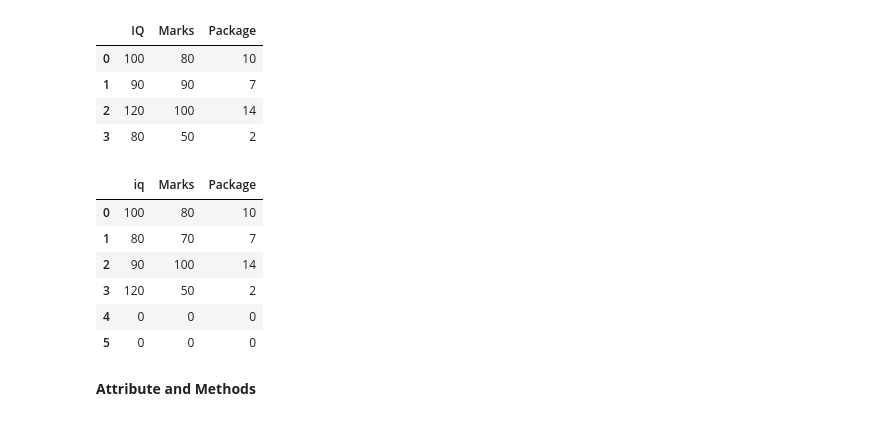
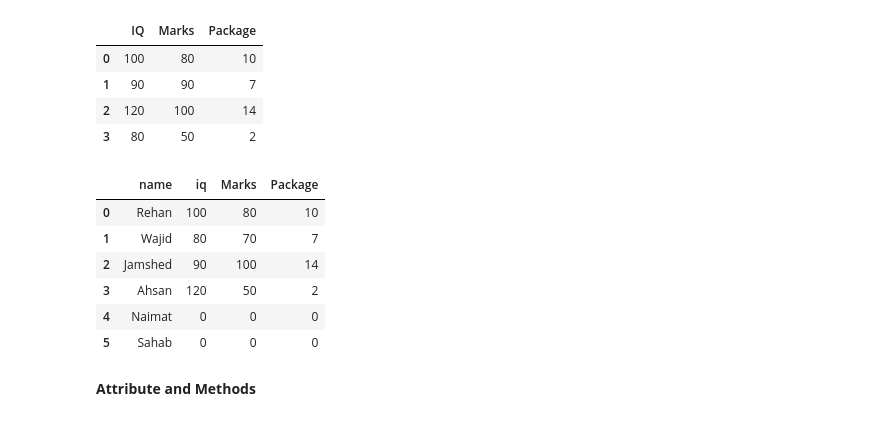
Before and after one commit to rehanmehdichandio/Pandas-df-practice, a Jupyter notebook: Pandas_DF_Practice.ipynb, the cells around one changed output. Cells and saved outputs as stored; diff of their text form; code cells hidden in the pictures.

```diff
--- a/Pandas_DF_Practice.ipynb
+++ b/Pandas_DF_Practice.ipynb
@@ -26,21 +26,22 @@ pd.DataFrame(student_data,columns=['IQ', 'Marks', 'Package'])
 # %%
  #using dict
  student_dict = {
+     'name' : ['Rehan', 'Wajid', 'Jamshed', 'Ahsan', 'Naimat', 'Sahab'],
      'iq' :[100,80,90,120,0,0],
      'Marks' :[80, 70, 100, 50,0,0],
      'Package' : [10, 7, 14, 2,0,0]
  }
  students=pd.DataFrame(student_dict)
 
  students
 # %% [output]
-|  | iq | Marks | Package |
-| 0 | 100 | 80 | 10 |
-| 1 | 80 | 70 | 7 |
-| 2 | 90 | 100 | 14 |
-| 3 | 120 | 50 | 2 |
-| 4 | 0 | 0 | 0 |
-| 5 | 0 | 0 | 0 |
+|  | name | iq | Marks | Package |
+| 0 | Rehan | 100 | 80 | 10 |
+| 1 | Wajid | 80 | 70 | 7 |
+| 2 | Jamshed | 90 | 100 | 14 |
+| 3 | Ahsan | 120 | 50 | 2 |
+| 4 | Naimat | 0 | 0 | 0 |
+| 5 | Sahab | 0 | 0 | 0 |
 # %%
 movies = pd.read_csv('/content/movies.csv')
 # %%
```
Also changed, not shown: parts of 7 cells of this notebook.
